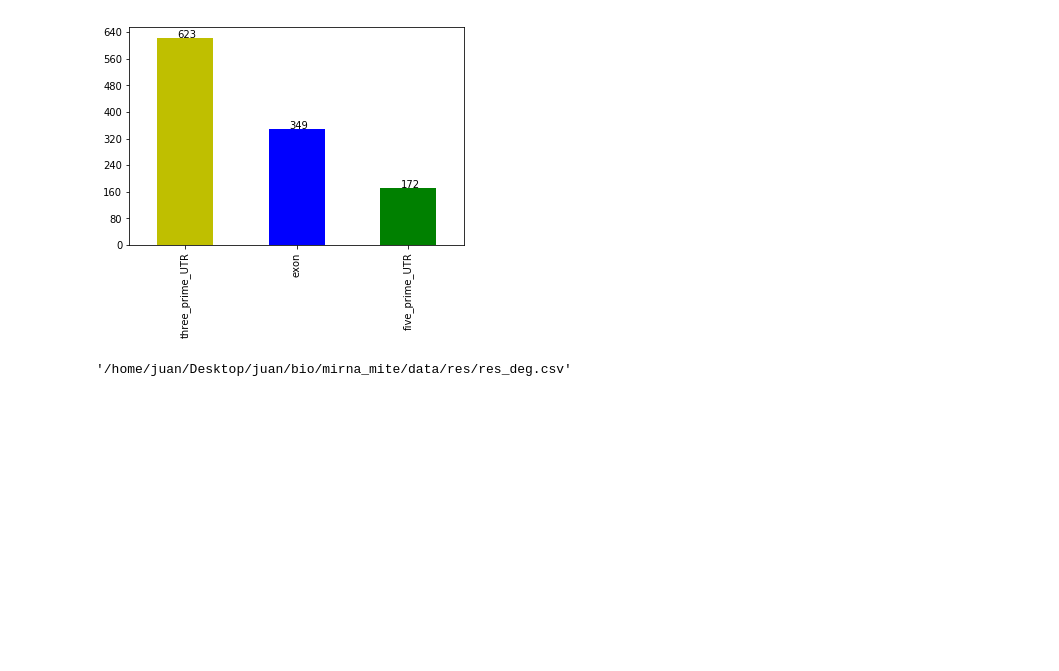
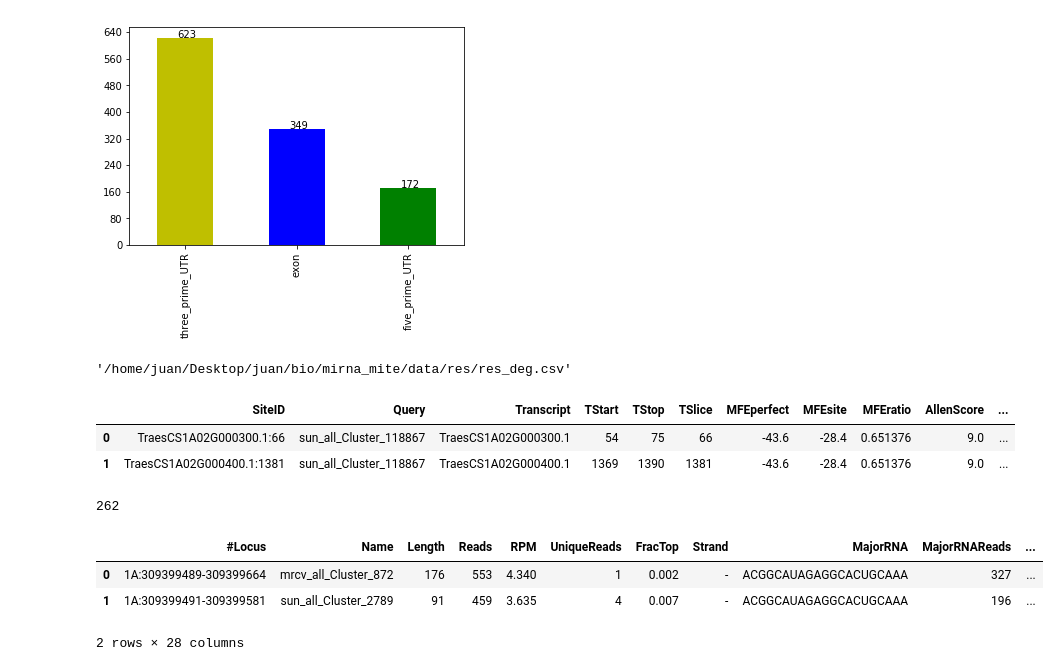
Before and after one commit to juancresc/mirna_mite, a Jupyter notebook: 2_analysis/2_cleavage.ipynb, the cells around one changed output. Saved outputs shown, nothing was run; the diff lists cells and outputs as text; code cells hidden in the pictures; blank space fills up the shorter version.

```diff
--- a/2_analysis/2_cleavage.ipynb
+++ b/2_analysis/2_cleavage.ipynb
@@ -295,3 +315,19 @@ df.to_csv(path_res_final, index=None)
 path_res_final
 # %% [output]
 '/home/juan/Desktop/juan/bio/mirna_mite/data/res/res_deg.csv'
+# %%
+df.head(2)
+# %% [output]
+|  | SiteID | Query | Transcript | TStart | TStop | TSlice | MFEperfect | MFEsite | MFEratio | AllenScore | ... |
+| 0 | TraesCS1A02G000300.1:66 | sun_all_Cluster_118867 | TraesCS1A02G000300.1 | 54 | 75 | 66 | -43.6 | -28.4 | 0.651376 | 9.0 | ... |
+| 1 | TraesCS1A02G000400.1:1381 | sun_all_Cluster_118867 | TraesCS1A02G000400.1 | 1369 | 1390 | 1381 | -43.6 | -28.4 | 0.651376 | 9.0 | ... |
+# %%
+df_mirna_res = pd.read_csv(path_mirna_res, sep='\t')
+print(len(df_mirna_res.index))
+df_mirna_res.head(2)
+# %% [output]
+262
+|  | #Locus | Name | Length | Reads | RPM | UniqueReads | FracTop | Strand | MajorRNA | MajorRNAReads | ... |
+| 0 | 1A:309399489-309399664 | mrcv_all_Cluster_872 | 176 | 553 | 4.340 | 1 | 0.002 | - | ACGGCAUAGAGGCACUGCAAA | 327 | ... |
+| 1 | 1A:309399491-309399581 | sun_all_Cluster_2789 | 91 | 459 | 3.635 | 4 | 0.007 | - | ACGGCAUAGAGGCACUGCAAA | 196 | ... |
+2 rows × 28 columns
```
Also changed, not shown: parts of 11 cells of this notebook, 2 other files.
